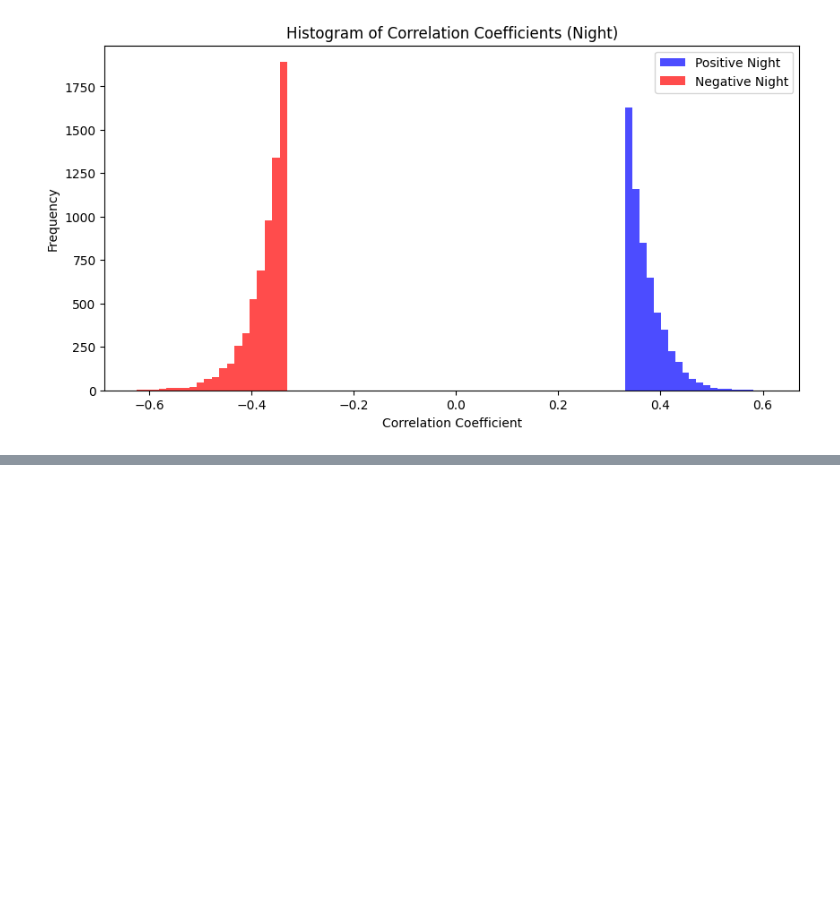
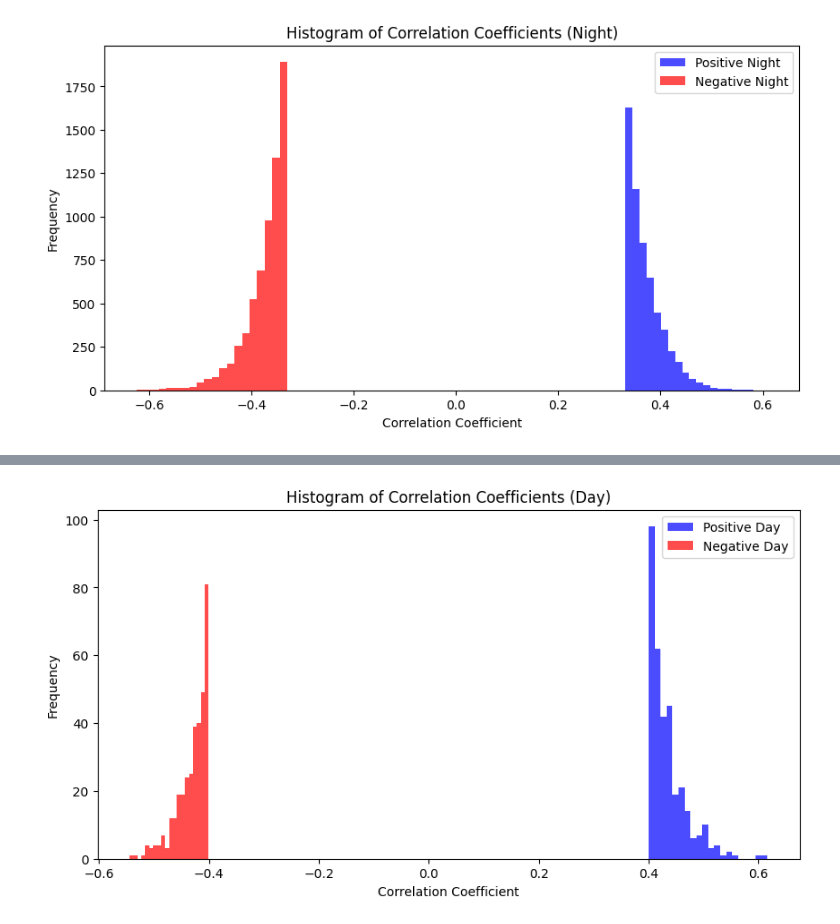
Before and after one commit to SantosRAC/maize_microbiome_transcriptomics, a Jupyter notebook: poster_presentation_notebooks/pag_2025/cross_correlation_analyses.ipynb, the cells around one changed output, grey strips where cells are left out. Cells and saved outputs as stored; diff of their text form; code cells hidden in the pictures; blank space fills up the shorter version.

Commit message:
Adding plots for cross-correlations with the same plots (day and night)

```diff
--- a/poster_presentation_notebooks/pag_2025/cross_correlation_analyses.ipynb
+++ b/poster_presentation_notebooks/pag_2025/cross_correlation_analyses.ipynb
@@ -43,0 +50,24 @@ plt.show()
+# %%
+import pandas as pd
+sparxcc_day_commonplots_signpairs = pd.read_csv("/media/rsantos/4TB_drive/Projects/UGA_RACS/CoNekT_Grasses_Microbiome/Transcriptome_Microbiome/SparXCC/PAG2025/same_plots/SparXCC_output_day_common_samples_pag25_edge_list.txt",
+            sep="\t")
+sparxcc_night_commonplots_signpairs = pd.read_csv("/media/rsantos/4TB_drive/Projects/UGA_RACS/CoNekT_Grasses_Microbiome/Transcriptome_Microbiome/SparXCC/PAG2025/same_plots/SparXCC_output_night_common_samples_pag25_edge_list.txt",
+            sep="\t")
+# %%
+import matplotlib.pyplot as plt
+
+# Separate positive and negative correlation coefficients
+positive_day = sparxcc_day_commonplots_signpairs[sparxcc_day_commonplots_signpairs['CorrelationCoefficient'] > 0]
+negative_day = sparxcc_day_commonplots_signpairs[sparxcc_day_commonplots_signpairs['CorrelationCoefficient'] < 0]
+
+# Plot histogram for day data
+plt.figure(figsize=(10, 5))
+plt.hist(positive_day['CorrelationCoefficient'], bins=20, color='blue', alpha=0.7, label='Positive Day')
+plt.hist(negative_day['CorrelationCoefficient'], bins=20, color='red', alpha=0.7, label='Negative Day')
+plt.title('Histogram of Correlation Coefficients (Day)')
+plt.xlabel('Correlation Coefficient')
+plt.ylabel('Frequency')
+plt.legend()
+plt.show()
+# %% [output]
+[figure, added]
```
Also changed, not shown: parts of 4 cells of this notebook.
